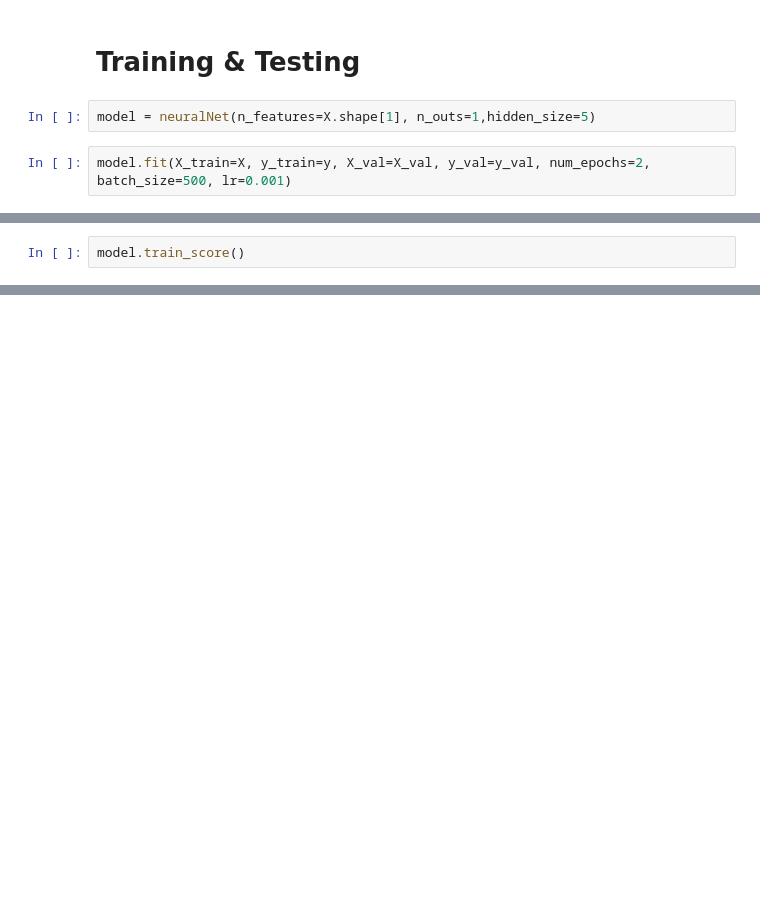
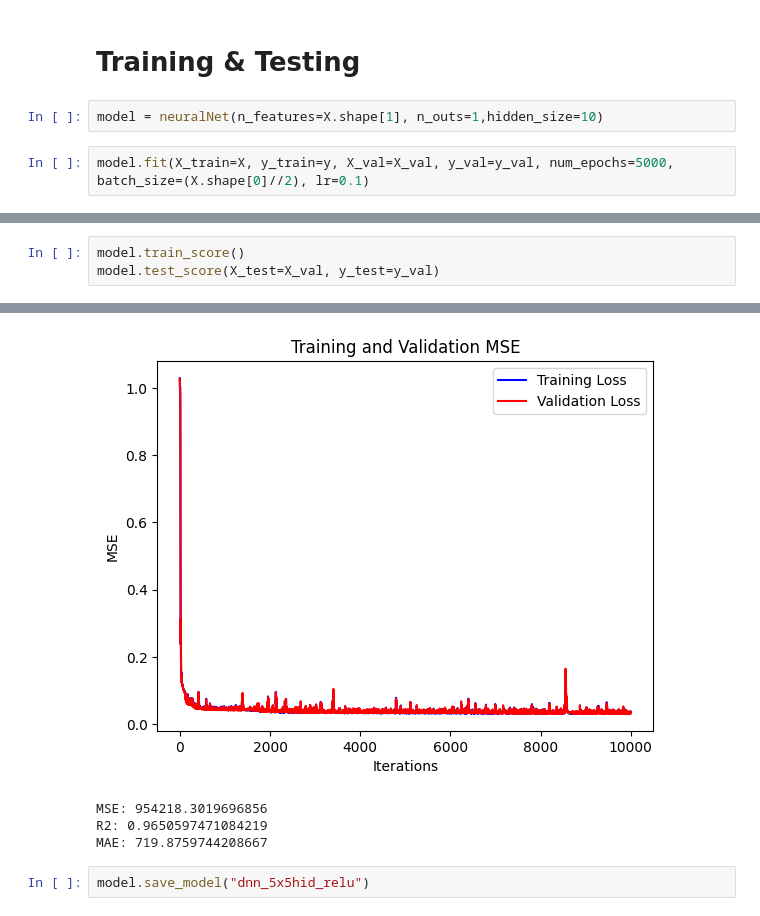
Before and after one commit to PhilJ0ly/EnergyNeedPrediction, a Jupyter notebook: models/dnn.ipynb, the cells around one changed output, grey strips where cells are left out. Drawn from its saved outputs; the diff is of its cells as text; blank space fills up the shorter version.

```diff
--- a/models/dnn.ipynb
+++ b/models/dnn.ipynb
@@ -176,7 +174,7 @@ class neuralNet(nn.Module):
 # %% [markdown]
 # Training & Testing
 # %%
-model = neuralNet(n_features=X.shape[1], n_outs=1,hidden_size=5)
+model = neuralNet(n_features=X.shape[1], n_outs=1,hidden_size=10)
 # %%
-model.fit(X_train=X, y_train=y, X_val=X_val, y_val=y_val, num_epochs=2, batch_size=500, lr=0.001)
+model.fit(X_train=X, y_train=y, X_val=X_val, y_val=y_val, num_epochs=5000, batch_size=(X.shape[0]//2), lr=0.1)
 # %% [output]
@@ -187,2 +191,4 @@ RuntimeError: mat1 and mat2 must have the same dtype, but got Double and Float
-# %%
-model.train_score()
+# %%
+model.train_score()
+model.test_score(X_test=X_val, y_test=y_val)
+# %% [output]
@@ -188,0 +197,6 @@ model.train_score()
+[figure, added]
+MSE: 954218.3019696856
+R2: 0.9650597471084219
+MAE: 719.8759744208667
+# %%
+model.save_model("dnn_5x5hid_relu")
```
Also changed, not shown: parts of 3 cells of this notebook, 1 other file.
